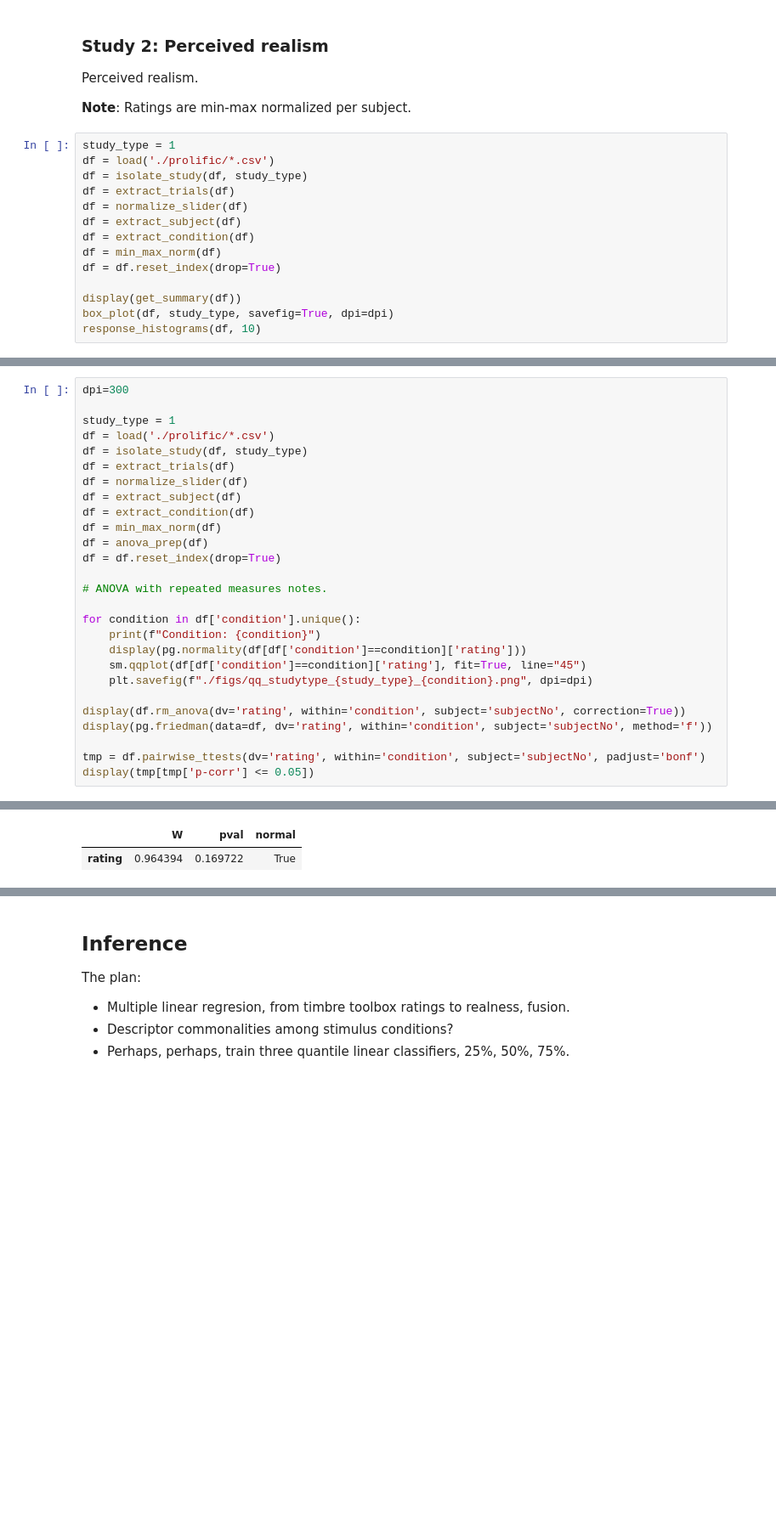
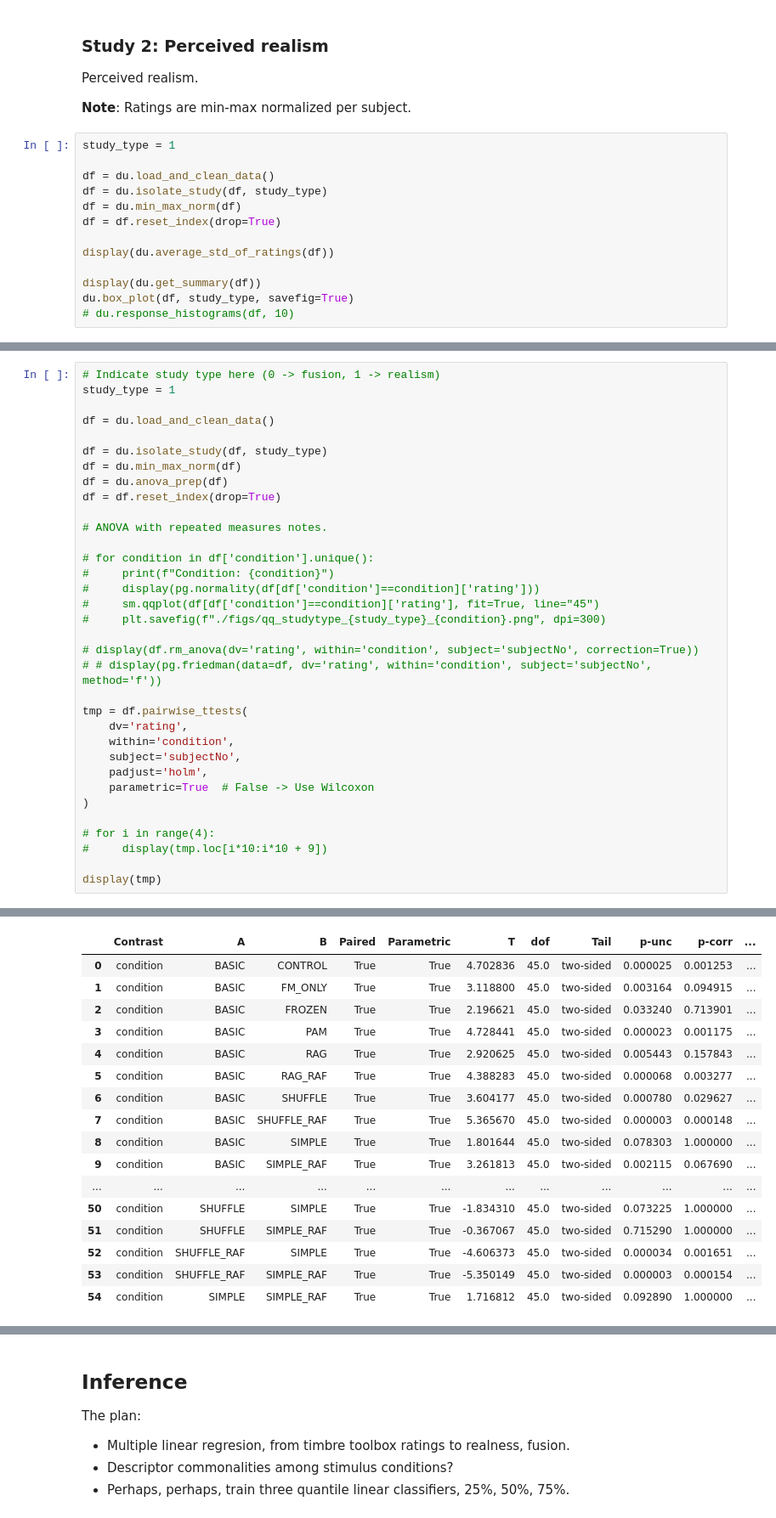
Before and after one commit to maxsolomonhenry/amp_mod, a Jupyter notebook: data/experimental_data_analysis.ipynb, the cells around one changed output, grey strips where cells are left out. Shown at 85% size. Cells and saved outputs as stored; diff of their text form; blank space fills up the shorter version.

```diff
--- a/data/experimental_data_analysis.ipynb
+++ b/data/experimental_data_analysis.ipynb
@@ -204,16 +94,15 @@ Perceived realism.
 Ratings are min-max normalized per subject.
 # %%
 study_type = 1
-df = load('./prolific/*.csv')
-df = isolate_study(df, study_type)
-df = extract_trials(df)
-df = normalize_slider(df)
-df = extract_subject(df)
-df = extract_condition(df)
-df = min_max_norm(df)
+
+df = du.load_and_clean_data()
+df = du.isolate_study(df, study_type)
+df = du.min_max_norm(df)
 df = df.reset_index(drop=True)
 
-display(get_summary(df))
-box_plot(df, study_type, savefig=True, dpi=dpi)
-response_histograms(df, 10)
+display(du.average_std_of_ratings(df))
+
+display(du.get_summary(df))
+du.box_plot(df, study_type, savefig=True)
+# du.response_histograms(df, 10)
 # %% [output]
@@ -240,29 +143,36 @@ response_histograms(df, 10)
 ### Anova, T-test and check for normal distribution
 # %%
-dpi=300
+# Indicate study type here (0 -> fusion, 1 -> realism)
+study_type = 1
 
-study_type = 1
-df = load('./prolific/*.csv')
-df = isolate_study(df, study_type)
-df = extract_trials(df)
-df = normalize_slider(df)
-df = extract_subject(df)
-df = extract_condition(df)
-df = min_max_norm(df)
-df = anova_prep(df)
+df = du.load_and_clean_data()
+
+df = du.isolate_study(df, study_type)
+df = du.min_max_norm(df)
+df = du.anova_prep(df)
 df = df.reset_index(drop=True)
 
 # ANOVA with repeated measures notes.
 
-for condition in df['condition'].unique():
-    print(f"Condition: {condition}")
-    display(pg.normality(df[df['condition']==condition]['rating']))
-    sm.qqplot(df[df['condition']==condition]['rating'], fit=True, line="45")
-    plt.savefig(f"./figs/qq_studytype_{study_type}_{condition}.png", dpi=dpi)
+# for condition in df['condition'].unique():
+#     print(f"Condition: {condition}")
+#     display(pg.normality(df[df['condition']==condition]['rating']))
+#     sm.qqplot(df[df['condition']==condition]['rating'], fit=True, line="45")
+#     plt.savefig(f"./figs/qq_studytype_{study_type}_{condition}.png", dpi=300)
 
-display(df.rm_anova(dv='rating', within='condition', subject='subjectNo', correction=True))
-display(pg.friedman(data=df, dv='rating', within='condition', subject='subjectNo', method='f'))
+# display(df.rm_anova(dv='rating', within='condition', subject='subjectNo', correction=True))
+# # display(pg.friedman(data=df, dv='rating', within='condition', subject='subjectNo', method='f'))
 
-tmp = df.pairwise_ttests(dv='rating', within='condition', subject='subjectNo', padjust='bonf')
-display(tmp[tmp['p-corr'] <= 0.05])
+tmp = df.pairwise_ttests(
+    dv='rating',
+    within='condition',
+    subject='subjectNo',
+    padjust='holm',
+    parametric=True  # False -> Use Wilcoxon
+)
+
+# for i in range(4):
+#     display(tmp.loc[i*10:i*10 + 9])
+
+display(tmp)
 # %% [output]
@@ -270,2 +179,17 @@ Condition: BASIC
-|  | W | pval | normal |
-| rating | 0.964394 | 0.169722 | True |
+|  | Contrast | A | B | Paired | Parametric | T | dof | Tail | p-unc | p-corr | ... |
+| 0 | condition | BASIC | CONTROL | True | True | 4.702836 | 45.0 | two-sided | 0.000025 | 0.001253 | ... |
+| 1 | condition | BASIC | FM_ONLY | True | True | 3.118800 | 45.0 | two-sided | 0.003164 | 0.094915 | ... |
+| 2 | condition | BASIC | FROZEN | True | True | 2.196621 | 45.0 | two-sided | 0.033240 | 0.713901 | ... |
+| 3 | condition | BASIC | PAM | True | True | 4.728441 | 45.0 | two-sided | 0.000023 | 0.001175 | ... |
+| 4 | condition | BASIC | RAG | True | True | 2.920625 | 45.0 | two-sided | 0.005443 | 0.157843 | ... |
+| 5 | condition | BASIC | RAG_RAF | True | True | 4.388283 | 45.0 | two-sided | 0.000068 | 0.003277 | ... |
+| 6 | condition | BASIC | SHUFFLE | True | True | 3.604177 | 45.0 | two-sided | 0.000780 | 0.029627 | ... |
+| 7 | condition | BASIC | SHUFFLE_RAF | True | True | 5.365670 | 45.0 | two-sided | 0.000003 | 0.000148 | ... |
+| 8 | condition | BASIC | SIMPLE | True | True | 1.801644 | 45.0 | two-sided | 0.078303 | 1.000000 | ... |
+| 9 | condition | BASIC | SIMPLE_RAF | True | True | 3.261813 | 45.0 | two-sided | 0.002115 | 0.067690 | ... |
+| ... | ... | ... | ... | ... | ... | ... | ... | ... | ... | ... | ... |
+| 50 | condition | SHUFFLE | SIMPLE | True | True | -1.834310 | 45.0 | two-sided | 0.073225 | 1.000000 | ... |
+| 51 | condition | SHUFFLE | SIMPLE_RAF | True | True | -0.367067 | 45.0 | two-sided | 0.715290 | 1.000000 | ... |
+| 52 | condition | SHUFFLE_RAF | SIMPLE | True | True | -4.606373 | 45.0 | two-sided | 0.000034 | 0.001651 | ... |
+| 53 | condition | SHUFFLE_RAF | SIMPLE_RAF | True | True | -5.350149 | 45.0 | two-sided | 0.000003 | 0.000154 | ... |
+| 54 | condition | SIMPLE | SIMPLE_RAF | True | True | 1.716812 | 45.0 | two-sided | 0.092890 | 1.000000 | ... |
```
Also changed, not shown: parts of 33 cells of this notebook, 6 other files.
